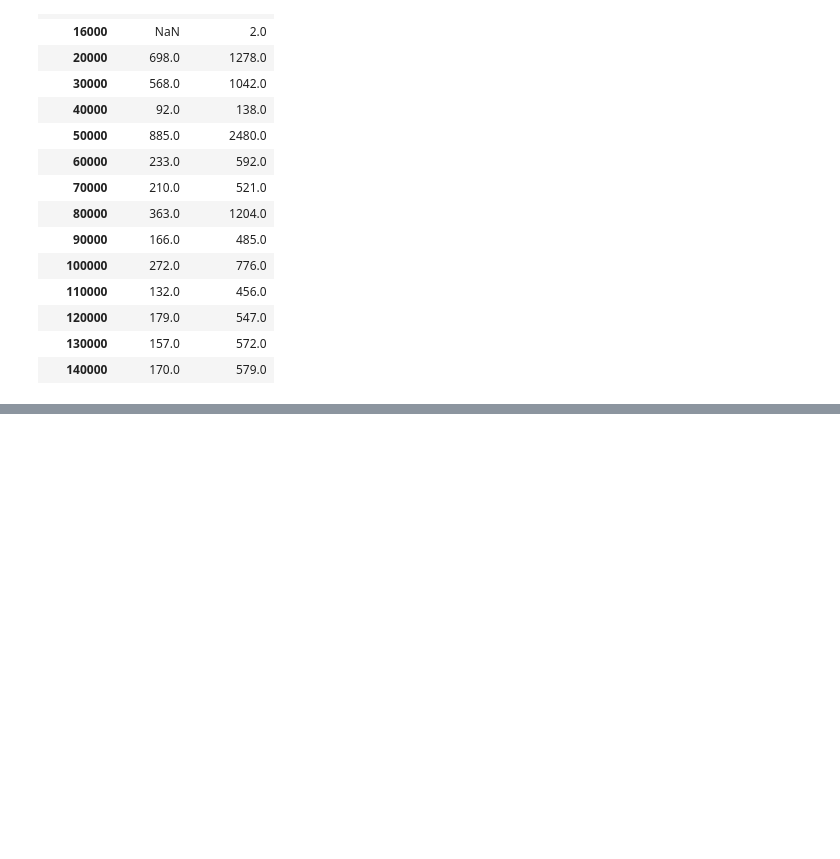
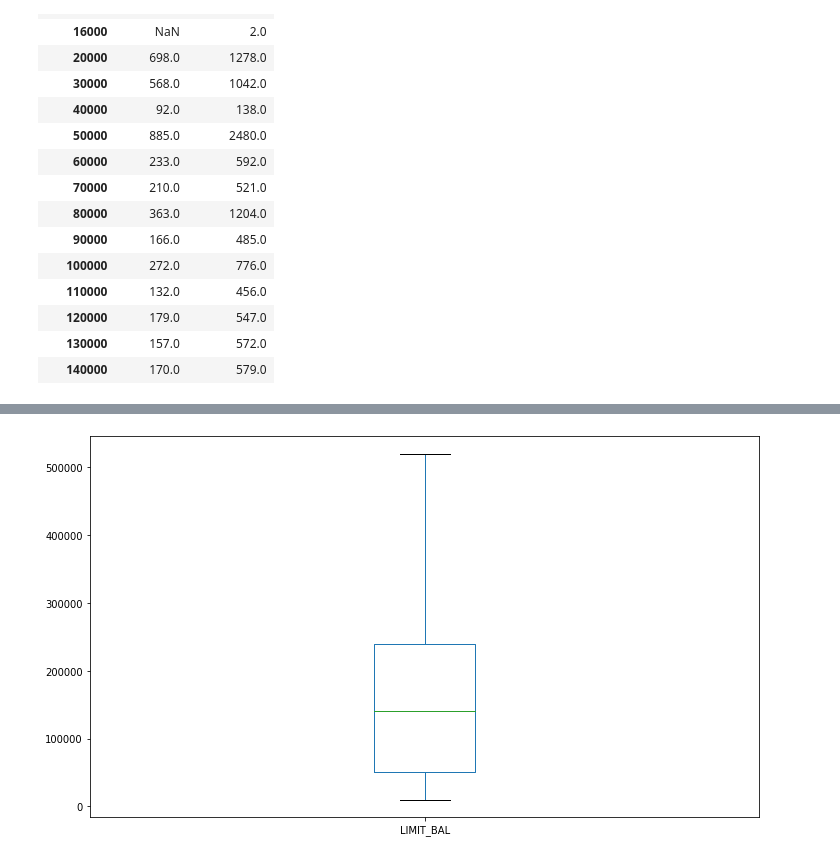
Before and after one commit to Malikarbaaz/CREDIT_CARD_DEFAULT_PREDICTION, a Jupyter notebook: Copy_of_Credit_Card_Default_Prediction_Capstone_Project.ipynb, the cells around one changed output, grey strips where cells are left out. Cells and saved outputs as stored; diff of their text form; code cells hidden in the pictures; blank space fills up the shorter version.

```diff
--- a/Copy_of_Credit_Card_Default_Prediction_Capstone_Project.ipynb
+++ b/Copy_of_Credit_Card_Default_Prediction_Capstone_Project.ipynb
@@ -456,0 +472,16 @@ for i,col in enumerate(pay):
+# %%
+def remove_outlier_using_IQR(df):
+    Q1=df.quantile(0.25)
+    Q3=df.quantile(0.75)
+    IQR=Q3-Q1
+    df_final_output = df[~((df<(Q1-1.5*IQR)) | (df>(Q3+1.5*IQR)))]
+    return df_final_output
+# %%
+df["LIMIT_BAL"] = remove_outlier_using_IQR(df["LIMIT_BAL"])
+# %%
+#After removing outlier
+plt.figure(figsize=(12,7))
+df["LIMIT_BAL"].plot(kind="box")
+plt.show()
+# %% [output]
+[figure, added]
```
Also changed, not shown: parts of 8 cells of this notebook.
